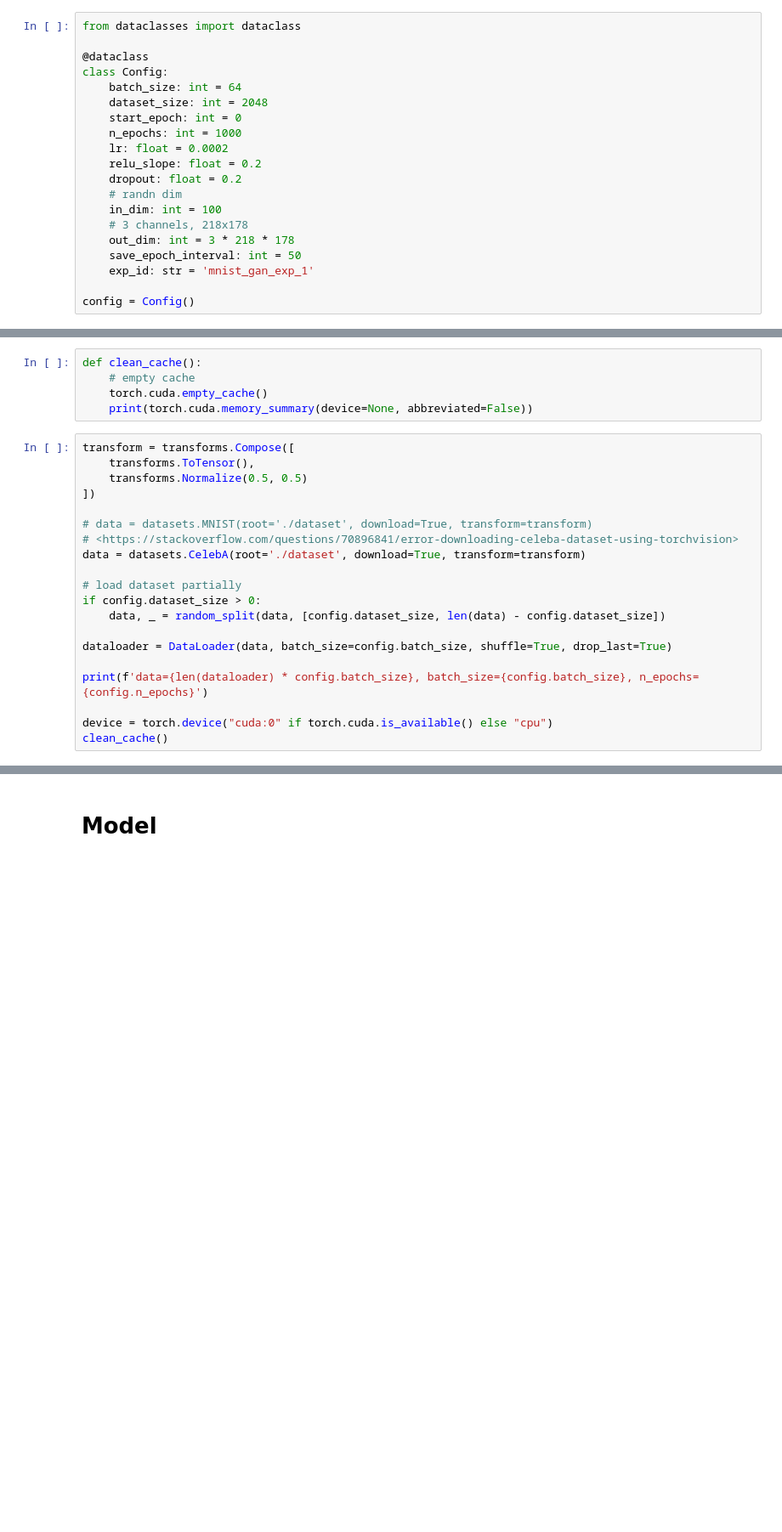
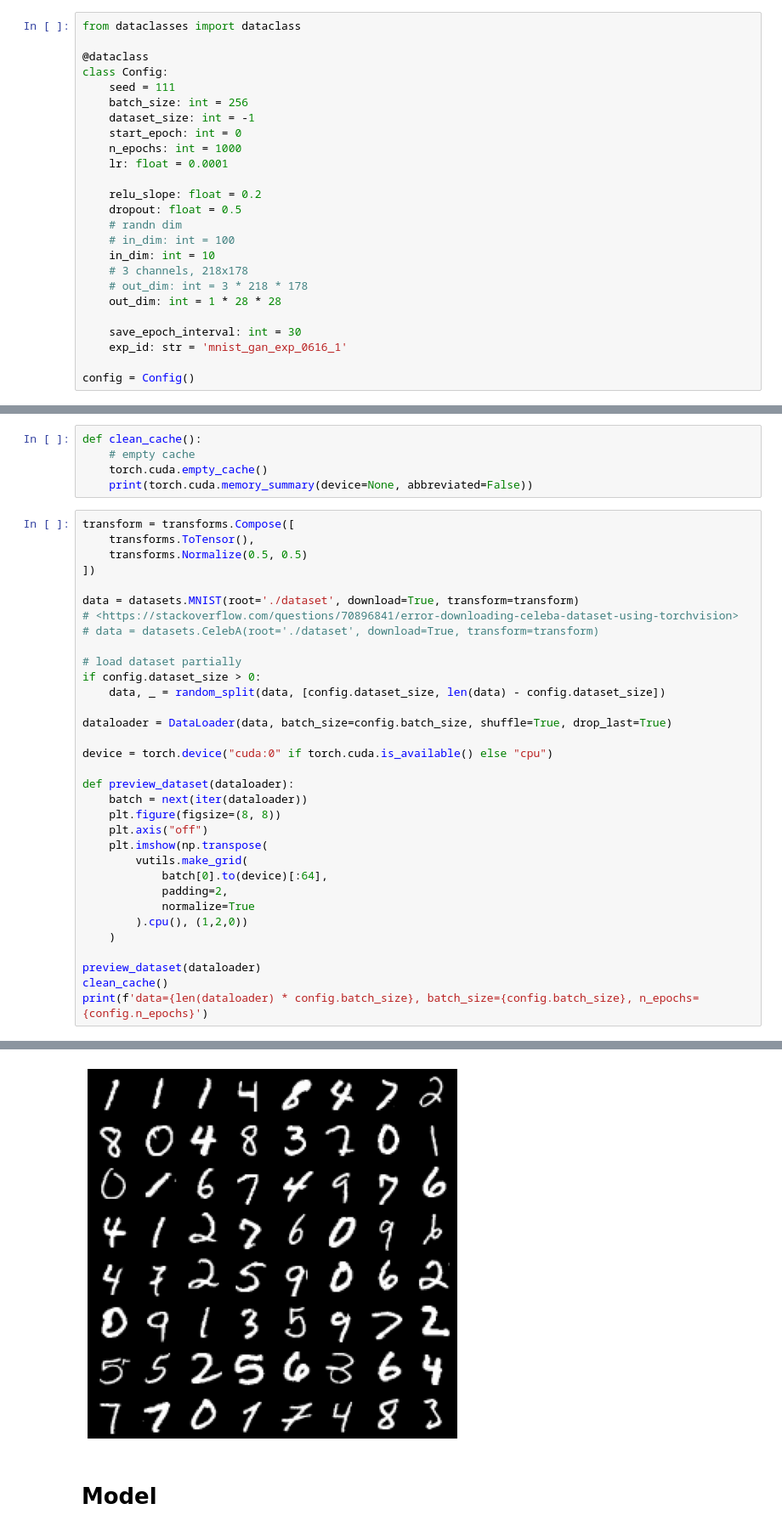
Before and after one commit to wakame-tech/994G601-gan-morphing, a Jupyter notebook: gan.ipynb, the cells around one changed output, grey strips where cells are left out. Shown at 85% size. Cells and saved outputs as stored; diff of their text form; blank space fills up the shorter version.

```diff
--- a/gan.ipynb
+++ b/gan.ipynb
@@ -15,18 +20,23 @@ from dataclasses import dataclass
 
 @dataclass
 class Config:
-    batch_size: int = 64
-    dataset_size: int = 2048
+    seed = 111
+    batch_size: int = 256
+    dataset_size: int = -1
     start_epoch: int = 0
     n_epochs: int = 1000
-    lr: float = 0.0002
+    lr: float = 0.0001
+
     relu_slope: float = 0.2
-    dropout: float = 0.2
+    dropout: float = 0.5
     # randn dim
-    in_dim: int = 100
+    # in_dim: int = 100
+    in_dim: int = 10
     # 3 channels, 218x178
-    out_dim: int = 3 * 218 * 178
-    save_epoch_interval: int = 50
-    exp_id: str = 'mnist_gan_exp_1'
+    # out_dim: int = 3 * 218 * 178
+    out_dim: int = 1 * 28 * 28
+
+    save_epoch_interval: int = 30
+    exp_id: str = 'mnist_gan_exp_0616_1'
 
 config = Config()
@@ -56,9 +73,9 @@ transform = transforms.Compose([
     transforms.Normalize(0.5, 0.5)
 ])
 
-# data = datasets.MNIST(root='./dataset', download=True, transform=transform)
+data = datasets.MNIST(root='./dataset', download=True, transform=transform)
 # <https://stackoverflow.com/questions/70896841/error-downloading-celeba-dataset-using-torchvision>
-data = datasets.CelebA(root='./dataset', download=True, transform=transform)
+# data = datasets.CelebA(root='./dataset', download=True, transform=transform)
 
 # load dataset partially
 if config.dataset_size > 0:
@@ -66,8 +83,21 @@ if config.dataset_size > 0:
 
 dataloader = DataLoader(data, batch_size=config.batch_size, shuffle=True, drop_last=True)
 
+device = torch.device("cuda:0" if torch.cuda.is_available() else "cpu")
+
+def preview_dataset(dataloader):
+    batch = next(iter(dataloader))
+    plt.figure(figsize=(8, 8))
+    plt.axis("off")
+    plt.imshow(np.transpose(
+        vutils.make_grid(
+            batch[0].to(device)[:64],
+            padding=2,
+            normalize=True
+        ).cpu(), (1,2,0))
+    )
+
+preview_dataset(dataloader)
+clean_cache()
 print(f'data={len(dataloader) * config.batch_size}, batch_size={config.batch_size}, n_epochs={config.n_epochs}')
-
-device = torch.device("cuda:0" if torch.cuda.is_available() else "cpu")
-clean_cache()
 # %% [output]
@@ -91,3 +121,4 @@ data=2048, batch_size=64, n_epochs=1000
+[figure, added]
 # %% [markdown]
 # Model
 # %%
```
Also changed, not shown: parts of 9 cells of this notebook, 1 other file.
